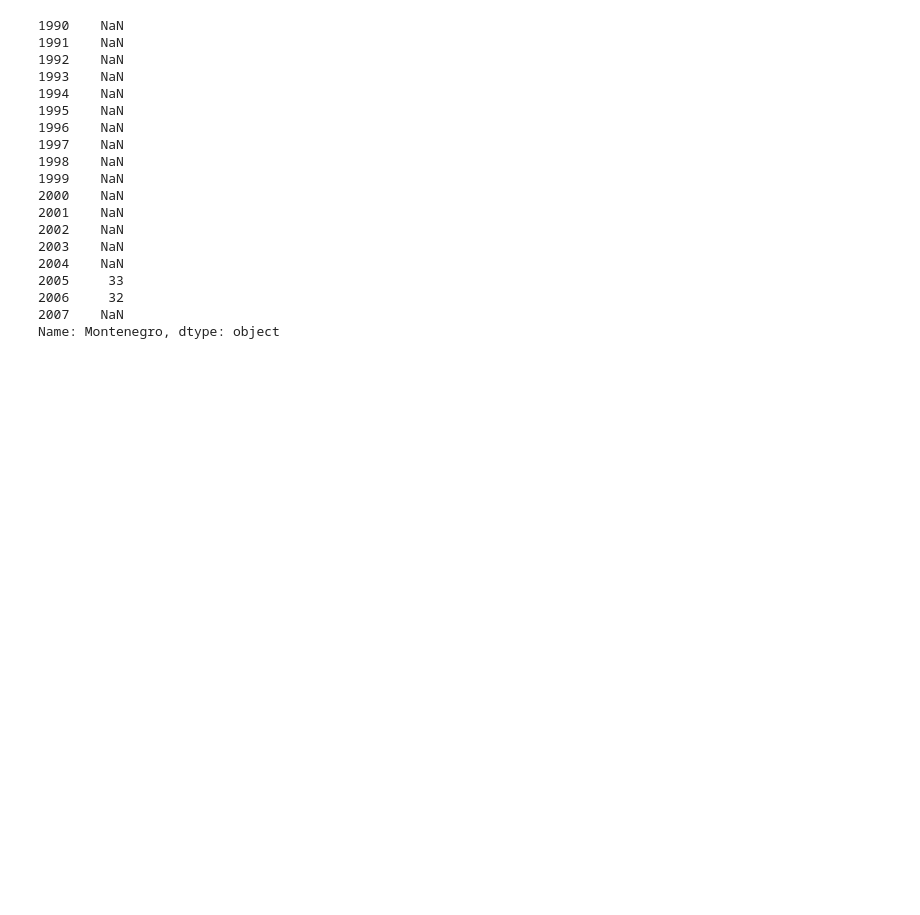
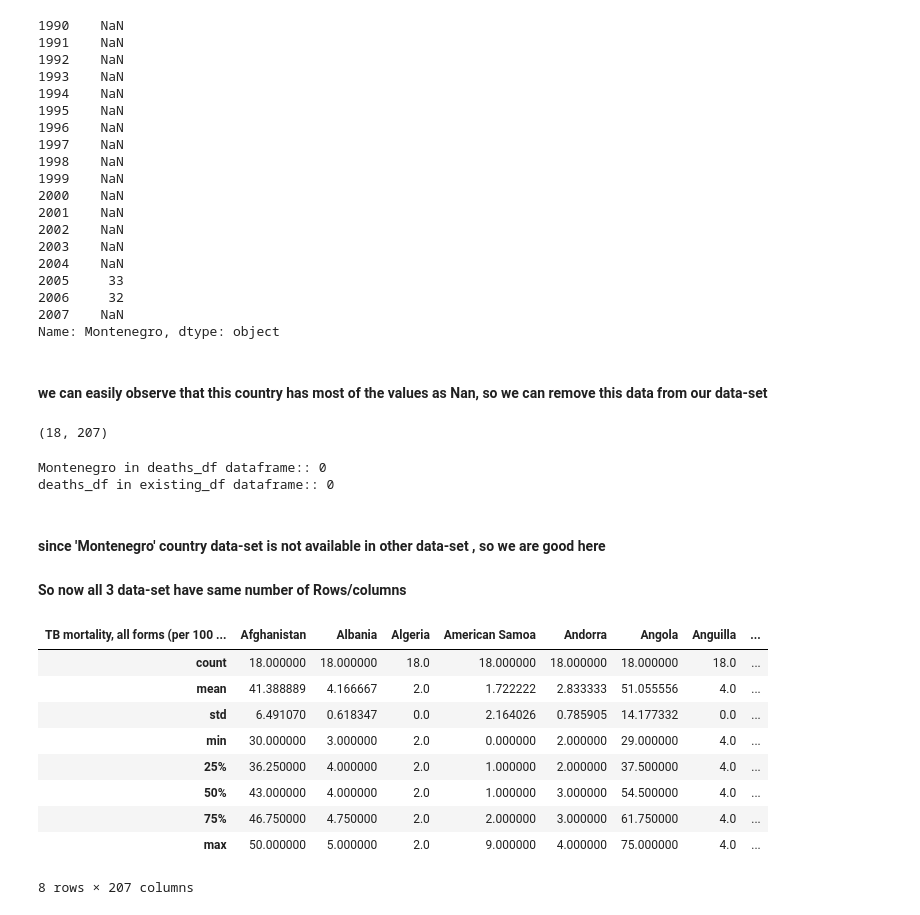
Before and after one commit to ranjeetgarodia/CaseStudy_EDA, a Jupyter notebook: CaseStudy_TB.ipynb, the cells around one changed output. Drawn from its saved outputs; the diff is of its cells as text; code cells hidden in the pictures; blank space fills up the shorter version.

```diff
--- a/CaseStudy_TB.ipynb
+++ b/CaseStudy_TB.ipynb
@@ -76,3 +81,36 @@ new_df.loc[:,'Montenegro'] ## so this country most of data as Nan, so can ignore
 2006     32
 2007    NaN
 Name: Montenegro, dtype: object
+# %% [markdown]
+#### we can easily observe that this country has most of the values as Nan, so we can remove this data from our data-set
+# %%
+### drop column 'Montenegro' from our data-set
+new_df.drop(columns='Montenegro',inplace=True)
+new_df.shape
+# %% [output]
+(18, 207)
+# %%
+## checking if 'Montenegro' country is present in other data-set
+# deaths_df.loc['Montenegro' ==True]
+print('Montenegro in deaths_df dataframe::', sum(deaths_df.index == 'Montenegro'))
+print('deaths_df in existing_df dataframe::', sum(deaths_df.index =='Montenegro'))
+# %% [output]
+Montenegro in deaths_df dataframe:: 0
+deaths_df in existing_df dataframe:: 0
+# %% [markdown]
+#### since 'Montenegro' country data-set is not available in other data-set , so we are good here
+#### So now all 3 data-set have same number of Rows/columns
+# %%
+df_sum =deaths_df.describe()
+df_sum
+# %% [output]
+| TB mortality, all forms (per 100 ... | Afghanistan | Albania | Algeria | American Samoa | Andorra | Angola | Anguilla | ... |
+| count | 18.000000 | 18.000000 | 18.0 | 18.000000 | 18.000000 | 18.000000 | 18.0 | ... |
+| mean | 41.388889 | 4.166667 | 2.0 | 1.722222 | 2.833333 | 51.055556 | 4.0 | ... |
+| std | 6.491070 | 0.618347 | 0.0 | 2.164026 | 0.785905 | 14.177332 | 0.0 | ... |
+| min | 30.000000 | 3.000000 | 2.0 | 0.000000 | 2.000000 | 29.000000 | 4.0 | ... |
+| 25% | 36.250000 | 4.000000 | 2.0 | 1.000000 | 2.000000 | 37.500000 | 4.0 | ... |
+| 50% | 43.000000 | 4.000000 | 2.0 | 1.000000 | 3.000000 | 54.500000 | 4.0 | ... |
+| 75% | 46.750000 | 4.750000 | 2.0 | 2.000000 | 3.000000 | 61.750000 | 4.0 | ... |
+| max | 50.000000 | 5.000000 | 2.0 | 9.000000 | 4.000000 | 75.000000 | 4.0 | ... |
+8 rows × 207 columns
```
Also changed, not shown: parts of 16 cells of this notebook.
